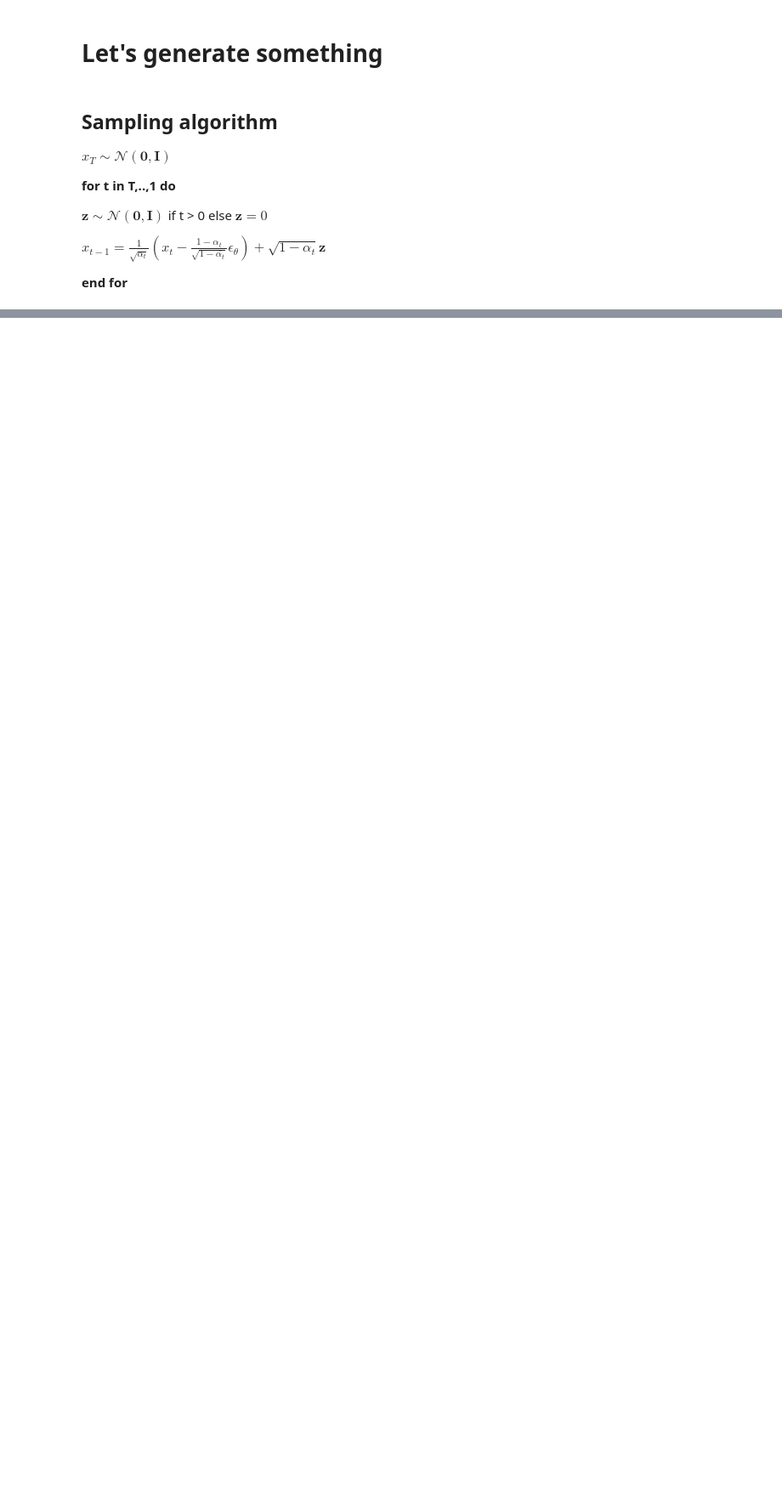
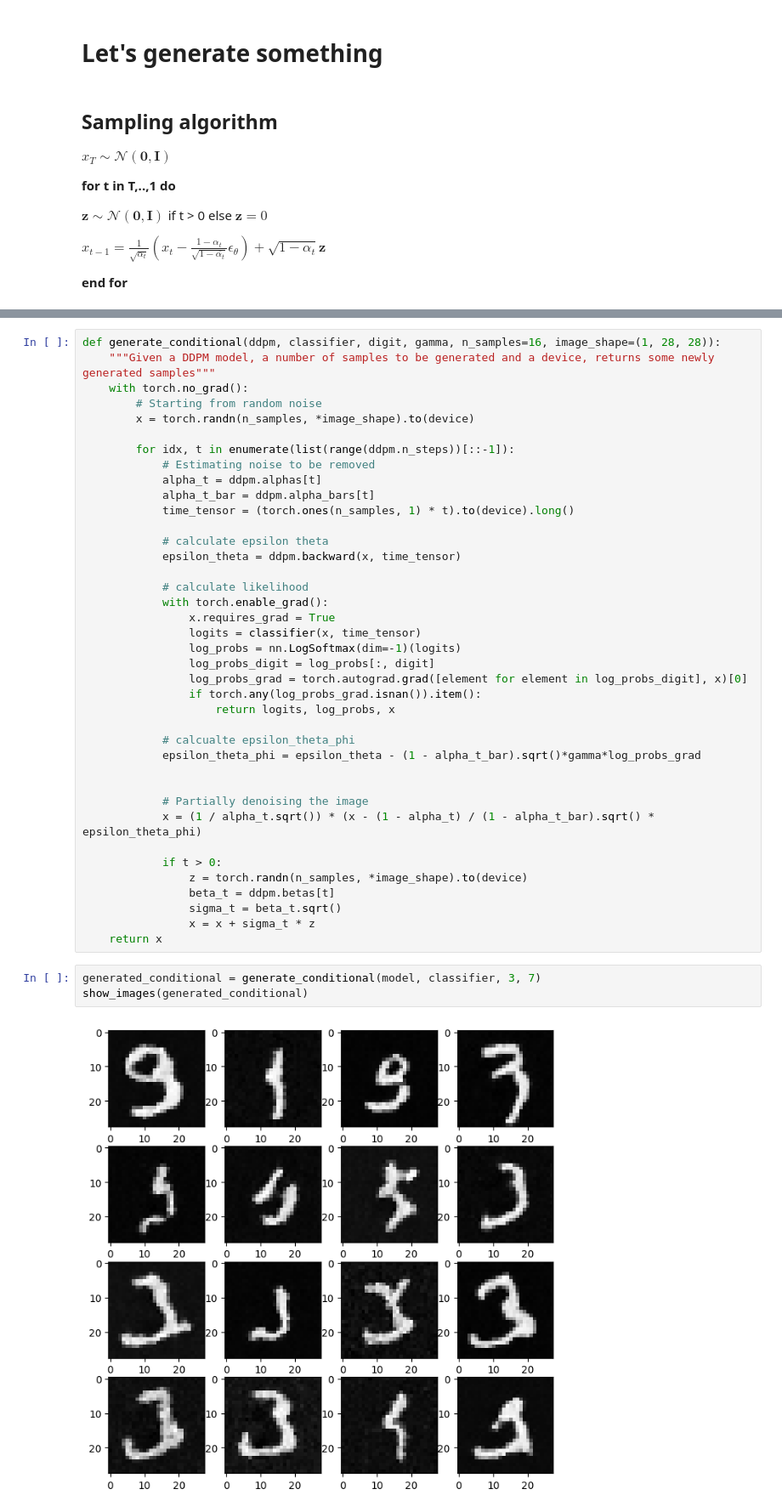
Before and after one commit to germanKoch/diffusion, a Jupyter notebook: diffusion-model.ipynb, the cells around one changed output, grey strips where cells are left out. Shown at 85% size. Drawn from its saved outputs; the diff is of its cells as text; blank space fills up the shorter version.

```diff
--- a/diffusion-model.ipynb
+++ b/diffusion-model.ipynb
@@ -415,0 +484,44 @@ show_images(generated)
+# %%
+def generate_conditional(ddpm, classifier, digit, gamma, n_samples=16, image_shape=(1, 28, 28)):
+    """Given a DDPM model, a number of samples to be generated and a device, returns some newly generated samples"""
+    with torch.no_grad():
+        # Starting from random noise
+        x = torch.randn(n_samples, *image_shape).to(device)
+
+        for idx, t in enumerate(list(range(ddpm.n_steps))[::-1]):
+            # Estimating noise to be removed
+            alpha_t = ddpm.alphas[t]
+            alpha_t_bar = ddpm.alpha_bars[t]
+            time_tensor = (torch.ones(n_samples, 1) * t).to(device).long()
+
+            # calculate epsilon theta
+            epsilon_theta = ddpm.backward(x, time_tensor)
+
+            # calculate likelihood
+            with torch.enable_grad():
+                x.requires_grad = True
+                logits = classifier(x, time_tensor)
+                log_probs = nn.LogSoftmax(dim=-1)(logits)
+                log_probs_digit = log_probs[:, digit]
+                log_probs_grad = torch.autograd.grad([element for element in log_probs_digit], x)[0]
+                if torch.any(log_probs_grad.isnan()).item():
+                    return logits, log_probs, x
+
+            # calcualte epsilon_theta_phi
+            epsilon_theta_phi = epsilon_theta - (1 - alpha_t_bar).sqrt()*gamma*log_probs_grad
+
+
+            # Partially denoising the image
+            x = (1 / alpha_t.sqrt()) * (x - (1 - alpha_t) / (1 - alpha_t_bar).sqrt() * epsilon_theta_phi)
+
+            if t > 0:
+                z = torch.randn(n_samples, *image_shape).to(device)
+                beta_t = ddpm.betas[t]
+                sigma_t = beta_t.sqrt()
+                x = x + sigma_t * z
+    return x
+# %%
+generated_conditional = generate_conditional(model, classifier, 3, 7)
+show_images(generated_conditional)
+# %% [output]
+[figure, added]
```
Also changed, not shown: parts of 16 cells of this notebook.
